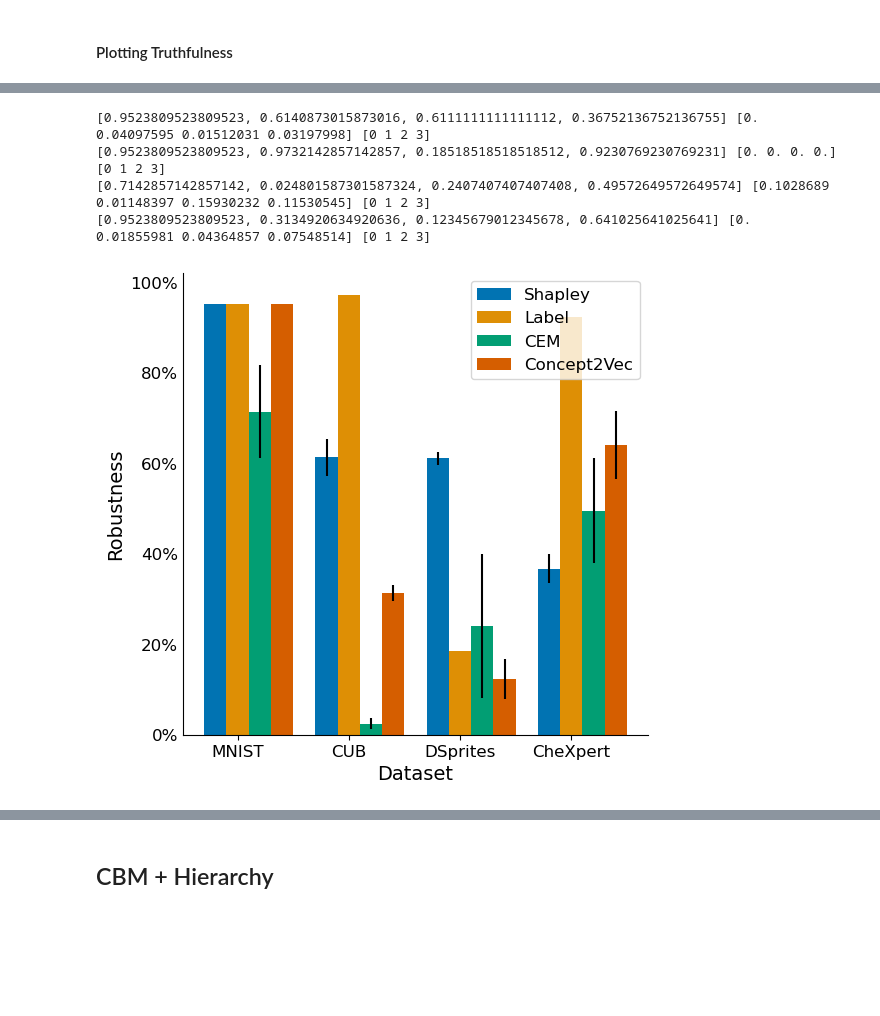
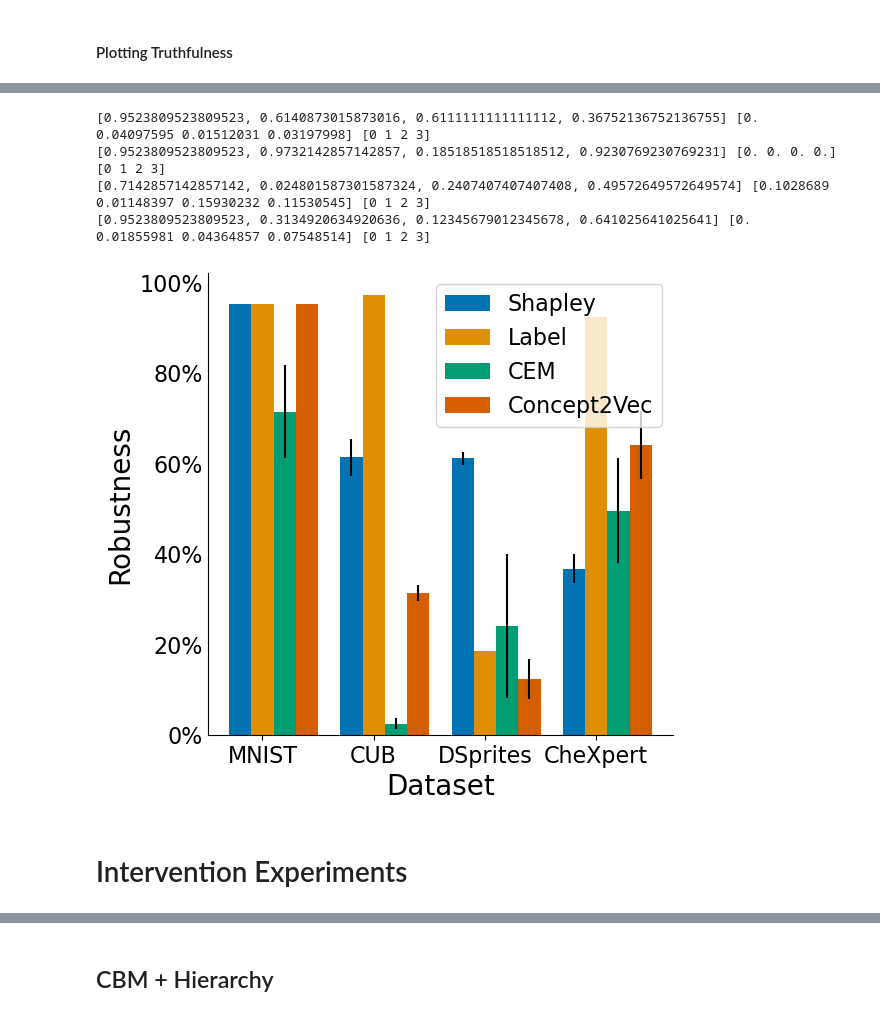
Before and after one commit to naveenr414/Concept-Learning, a Jupyter notebook: scripts/Plotting.ipynb, the cells around one changed output, grey strips where cells are left out. Cells and saved outputs as stored; diff of their text form; code cells hidden in the pictures; blank space fills up the shorter version.

Commit message:
Updated scripts + src after Workshop submission

```diff
--- a/scripts/Plotting.ipynb
+++ b/scripts/Plotting.ipynb
@@ -629,8 +607,8 @@ ax.set_xticks(ind)
 ax.set_xticklabels(datasets)
 
 # Set the y-axis label
-ax.set_ylabel('Faithfulness',fontsize=14)
-plt.xlabel("Dataset",fontsize=14)
+ax.set_ylabel('Faithfulness',fontsize=20)
+plt.xlabel("Dataset",fontsize=20)
 
 # Plot the bars with standard deviation error bars
 width = 0.2
@@ -641,11 +619,11 @@ for i in range(len(means)):
     ax.bar(ind + i*width, group_means, width, label=datasets, yerr=group_stds)
 
 ax.set_xticks([r + width for r in range(len(ind))])
-ax.set_xticklabels(datasets,fontsize=12)
+ax.set_xticklabels(datasets,fontsize=16)
 
 fmt = mtick.PercentFormatter(xmax=1.0)
 ax.yaxis.set_major_formatter(fmt)
-plt.yticks(fontsize=12)
+plt.yticks(fontsize=16)
 
 ax.spines['top'].set_visible(False)
 ax.spines['right'].set_visible(False)
@@ -653,9 +631,9 @@ ax.tick_params(axis='y', length=0)
 
 
 # Add a legend
-ax.legend(methods,fontsize=12)
+ax.legend(methods,fontsize=16)
 
-plt.savefig('scripts/Figures/bar_plot_faithfulness.pdf', dpi=300, bbox_inches='tight')
+plt.savefig('figures/bar_plot_faithfulness.pdf', dpi=300, bbox_inches='tight')
 
 # Show the plot
 plt.show()
@@ -729,39 +707,41 @@ ax.set_xticks(ind)
 ax.set_xticklabels(datasets)
 
 # Set the y-axis label
-ax.set_ylabel('Robustness',fontsize=14)
-plt.xlabel("Dataset",fontsize=14)
+ax.set_ylabel('Robustness',fontsize=20)
+plt.xlabel("Dataset",fontsize=20)
 
 # Plot the bars with standard deviation error bars
 width = 0.2
 for i in range(len(means)):
     group_means = [1-j for j in means[i]] # Flip Robustness due to definition
     group_stds = stds[i]
     print(group_means,group_stds,ind)
     ax.bar(ind + i*width, group_means, width, label=datasets, yerr=group_stds)
 
 ax.set_xticks([r + width for r in range(len(ind))])
-ax.set_xticklabels(datasets,fontsize=12)
+ax.set_xticklabels(datasets,fontsize=16)
 
 fmt = mtick.PercentFormatter(xmax=1.0)
 ax.yaxis.set_major_formatter(fmt)
-plt.yticks(fontsize=12)
+plt.yticks(fontsize=16)
 
 ax.spines['top'].set_visible(False)
 ax.spines['right'].set_visible(False)
 ax.tick_params(axis='y', length=0)
 
 
 # Add a legend
-ax.legend(methods,fontsize=12)
+ax.legend(methods,fontsize=16)
 
-plt.savefig('scripts/Figures/bar_plot_robustness.pdf', dpi=300, bbox_inches='tight')
+plt.savefig('figures/bar_plot_robustness.pdf', dpi=300, bbox_inches='tight')
 
 # Show the plot
 plt.show()
 # %% [output]
 [0.9523809523809523, 0.6140873015873016, 0.6111111111111112, 0.36752136752136755] [0.         0.04097595 0.01512031 0.03197998] [0 1 2 3]
 [0.9523809523809523, 0.9732142857142857, 0.18518518518518512, 0.9230769230769231] [0. 0. 0. 0.] [0 1 2 3]
 [0.7142857142857142, 0.024801587301587324, 0.2407407407407408, 0.49572649572649574] [0.1028689  0.01148397 0.15930232 0.11530545] [0 1 2 3]
 [0.9523809523809523, 0.3134920634920636, 0.12345679012345678, 0.641025641025641] [0.         0.01855981 0.04364857 0.07548514] [0 1 2 3]
-[figure, old version]
+[figure, new version]
+# %% [markdown]
+# Intervention Experiments
```
Also changed, not shown: parts of 31 cells of this notebook, 26 other files.
